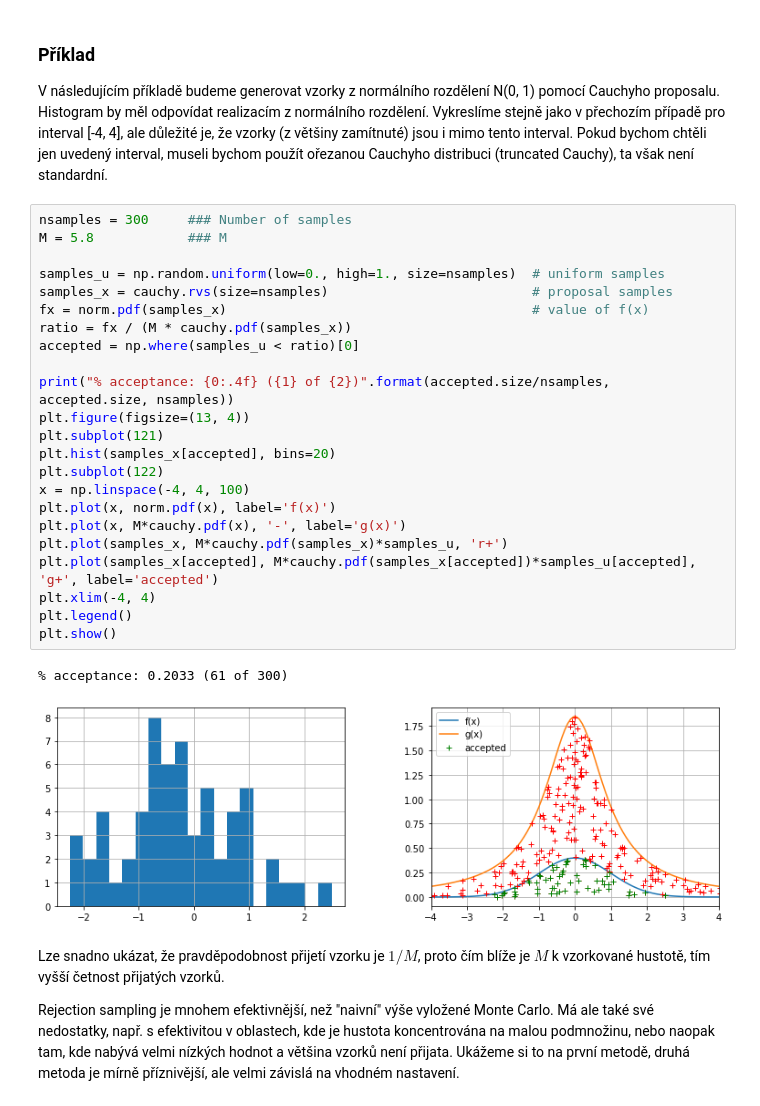
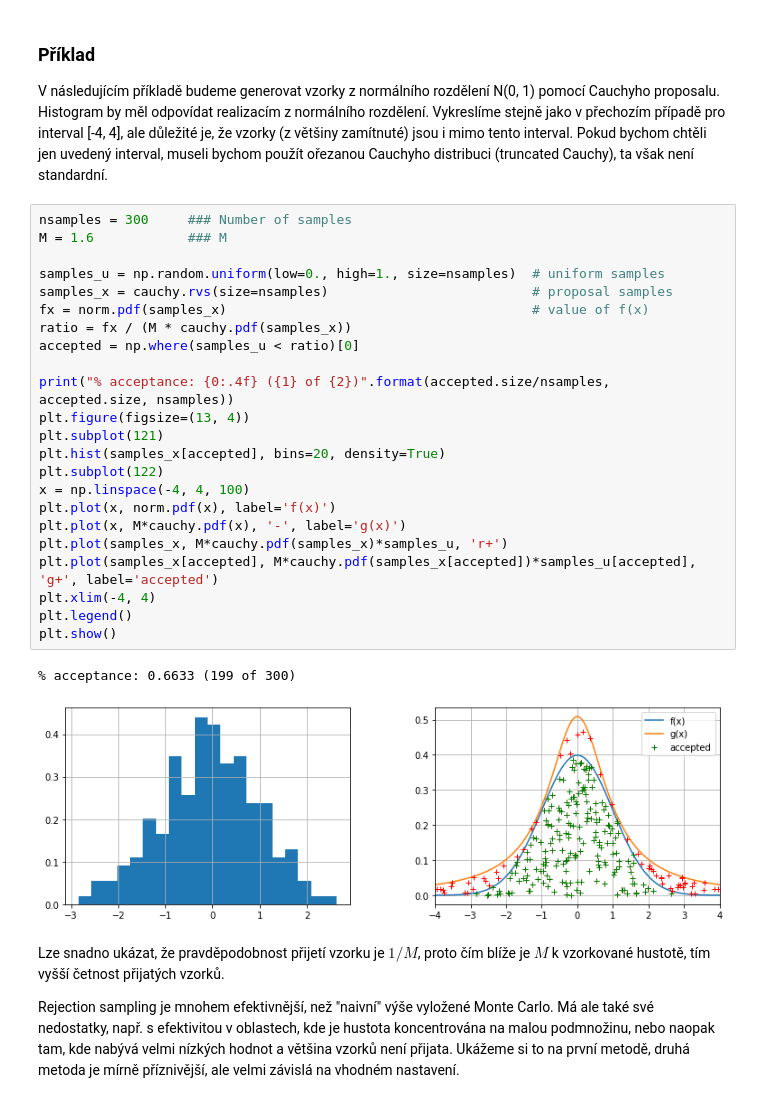
Before and after one commit to TaIos/bml, a Jupyter notebook: prednasky/Monte_Carlo_uvod_KD.ipynb, the cells around one changed output. Drawn from its saved outputs; the diff is of its cells as text.

```diff
--- a/prednasky/Monte_Carlo_uvod_KD.ipynb
+++ b/prednasky/Monte_Carlo_uvod_KD.ipynb
@@ -208,30 +214,30 @@ $$
 V následujícím příkladě budeme generovat vzorky z normálního rozdělení N(0, 1) pomocí Cauchyho proposalu. Histogram by měl odpovídat realizacím z normálního rozdělení. Vykreslíme stejně jako v přechozím případě pro interval [-4, 4], ale důležité je, že vzorky (z většiny zamítnuté) jsou i mimo tento interval. Pokud bychom chtěli jen uvedený interval, museli bychom použít ořezanou Cauchyho distribuci (truncated Cauchy), ta však není standardní.
 # %%
 nsamples = 300     ### Number of samples
-M = 5.8            ### M
+M = 1.6            ### M
 
 samples_u = np.random.uniform(low=0., high=1., size=nsamples)  # uniform samples
 samples_x = cauchy.rvs(size=nsamples)                          # proposal samples
 fx = norm.pdf(samples_x)                                       # value of f(x)
 ratio = fx / (M * cauchy.pdf(samples_x))
 accepted = np.where(samples_u < ratio)[0]
 
 print("% acceptance: {0:.4f} ({1} of {2})".format(accepted.size/nsamples, accepted.size, nsamples))
 plt.figure(figsize=(13, 4))
 plt.subplot(121)
-plt.hist(samples_x[accepted], bins=20)
+plt.hist(samples_x[accepted], bins=20, density=True)
 plt.subplot(122)
 x = np.linspace(-4, 4, 100)
 plt.plot(x, norm.pdf(x), label='f(x)')
 plt.plot(x, M*cauchy.pdf(x), '-', label='g(x)')
 plt.plot(samples_x, M*cauchy.pdf(samples_x)*samples_u, 'r+')
 plt.plot(samples_x[accepted], M*cauchy.pdf(samples_x[accepted])*samples_u[accepted], 'g+', label='accepted')
 plt.xlim(-4, 4)
 plt.legend()
 plt.show()
 # %% [output]
-% acceptance: 0.2033 (61 of 300)
+% acceptance: 0.6633 (199 of 300)
-[figure, old version]
+[figure, new version]
 # %% [markdown]
 Lze snadno ukázat, že pravděpodobnost přijetí vzorku je $1/M$, proto čím blíže je $M$ k vzorkované hustotě, tím vyšší četnost přijatých vzorků.
 
```
Also changed, not shown: parts of 29 cells of this notebook.
